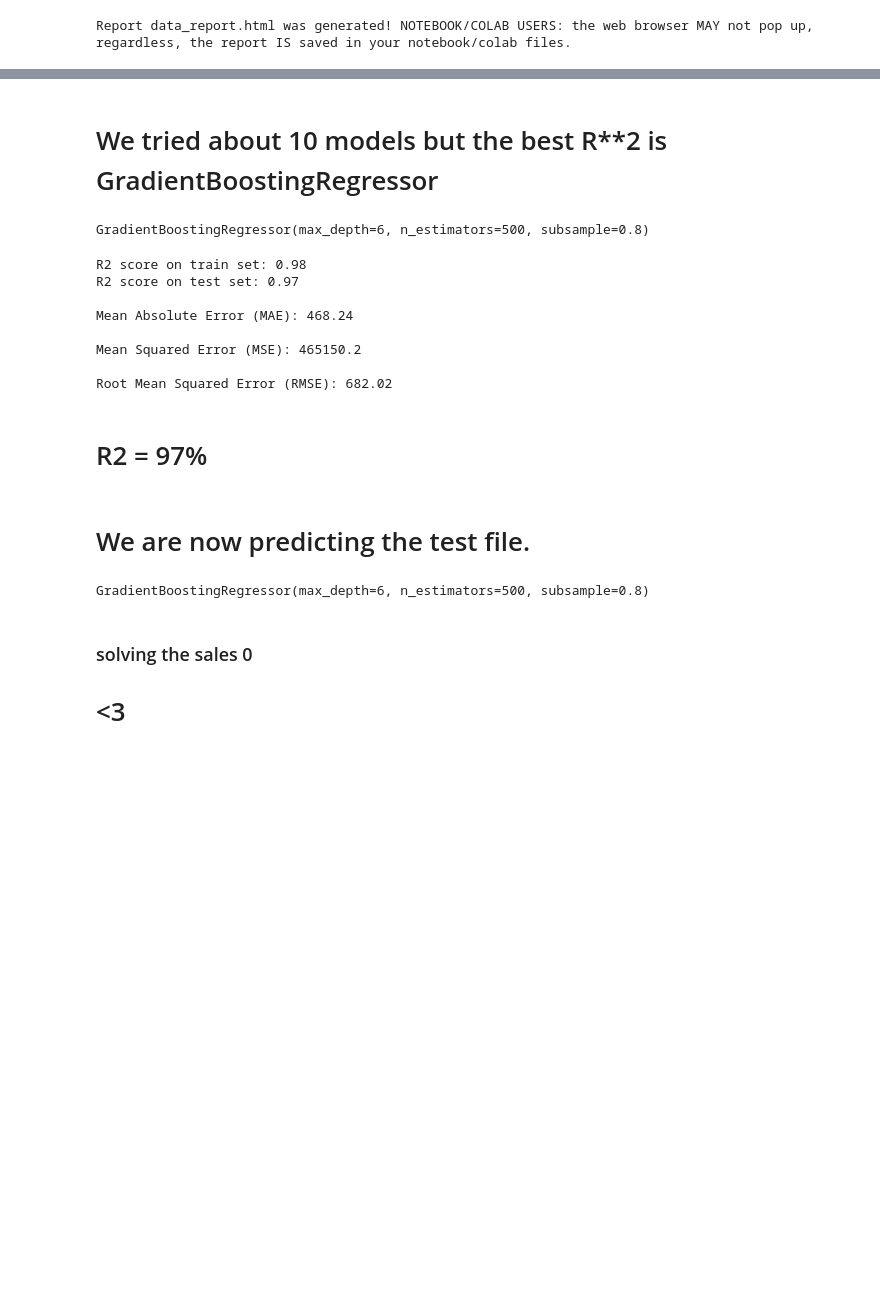
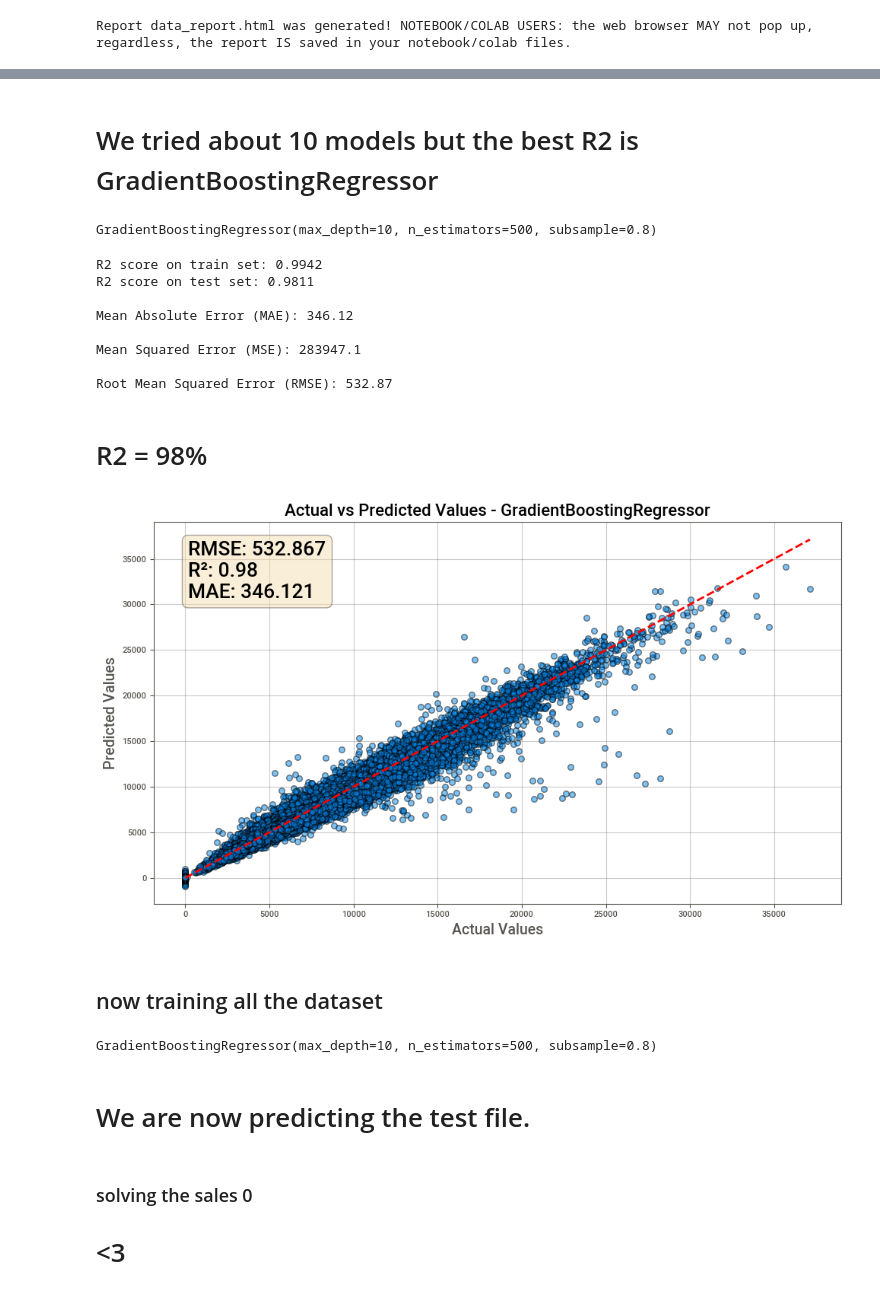
Before and after one commit to Ahmad-Alsubhi/mini_project, a Jupyter notebook: project.ipynb, the cells around one changed output, grey strips where cells are left out. Saved outputs shown, nothing was run; the diff lists cells and outputs as text; code cells hidden in the pictures; blank space fills up the shorter version.

```diff
--- a/project.ipynb
+++ b/project.ipynb
@@ -92,7 +95,7 @@ y = df['sales']
 
 X_train , X_test , y_train , y_test =train_test_split(X,y,
                                                     shuffle=False,
-                                                     test_size=0.5
+                                                     test_size=0.3
 
                                               )
 # %% [markdown]
@@ -101,16 +104,16 @@ X_train , X_test , y_train , y_test =train_test_split(X,y,
 # %%
 model = GradientBoostingRegressor(
     n_estimators=500,
-    max_depth=6,
+    max_depth=10,
     learning_rate=0.1,
     subsample=0.8
 )
 # %% [markdown]
-# We tried about 10 models but the best R**2 is GradientBoostingRegressor
+# We tried about 10 models but the best R2 is GradientBoostingRegressor
 # %%
 model.fit(X_train,y_train)
 # %% [output]
-GradientBoostingRegressor(max_depth=6, n_estimators=500, subsample=0.8)
+GradientBoostingRegressor(max_depth=10, n_estimators=500, subsample=0.8)
 # %%
 
 y_train_pred = model.predict(X_train)
@@ -124,28 +127,58 @@ mse = mean_squared_error(y_test, y_test_pred)
 rmse = np.sqrt(mse)
 
 
-print(f"\nR2 score on train set: {r2_train:.2}")
-print(f"R2 score on test set: {r2_test:.2}\n")
+print(f"\nR2 score on train set: {r2_train:.4}")
+print(f"R2 score on test set: {r2_test:.4}\n")
 print(f"Mean Absolute Error (MAE): {mae:.5}\n")
 print(f"Mean Squared Error (MSE): {mse:.7}\n")
 print(f"Root Mean Squared Error (RMSE): {rmse:.5}\n")
 # %% [output]
-R2 score on train set: 0.98
-R2 score on test set: 0.97
+R2 score on train set: 0.9942
+R2 score on test set: 0.9811
 
-Mean Absolute Error (MAE): 468.24
+Mean Absolute Error (MAE): 346.12
 
-Mean Squared Error (MSE): 465150.2
+Mean Squared Error (MSE): 283947.1
 
-Root Mean Squared Error (RMSE): 682.02
+Root Mean Squared Error (RMSE): 532.87
 # %% [markdown]
-# R2 = 97%
+# R2 = 98%
+# %%
+
+plt.figure(figsize=(10, 6))
+plt.scatter(y_test, y_test_pred, alpha=0.5, edgecolor='k', s=30)
+plt.plot([y_test.min(), y_test.max()], [y_test.min(), y_test.max()], 'r--', lw=2)
+plt.xlabel('Actual Values', fontsize=14)
+plt.ylabel('Predicted Values', fontsize=14)
+plt.title('Actual vs Predicted Values - GradientBoostingRegressor', fontsize=16)
+plt.grid(True, alpha=0.3)
+
+    # Add performance metrics
+rmse = np.sqrt(mean_squared_error(y_test, y_test_pred))
+r2 = r2_score(y_test, y_test_pred)
+mae = mean_absolute_error(y_test, y_test_pred)
+
+textstr = '\n'.join((
+    f'RMSE: {rmse:.3f}',
+    f'R²: {r2:.2f}',
+    f'MAE: {mae:.3f}'))
+
+props = dict(boxstyle='round', facecolor='wheat', alpha=0.5)
+plt.text(0.05, 0.95, textstr, transform=plt.gca().transAxes, fontsize=19,
+            verticalalignment='top', bbox=props)
+
+plt.tight_layout()
+plt.show()
+# %% [output]
+[figure, added]
+# %% [markdown]
+## now training all the dataset
+# %%
+model.fit(X,y)
+# %% [output]
+GradientBoostingRegressor(max_depth=10, n_estimators=500, subsample=0.8)
 # %% [markdown]
 # We are now predicting the test file.
-# %%
-model.fit(X,y)
-# %% [output]
-GradientBoostingRegressor(max_depth=6, n_estimators=500, subsample=0.8)
 # %%
 y_pred_real_file = model.predict(test)
 # %%
```
Also changed, not shown: parts of 4 cells of this notebook, 7 other files.
